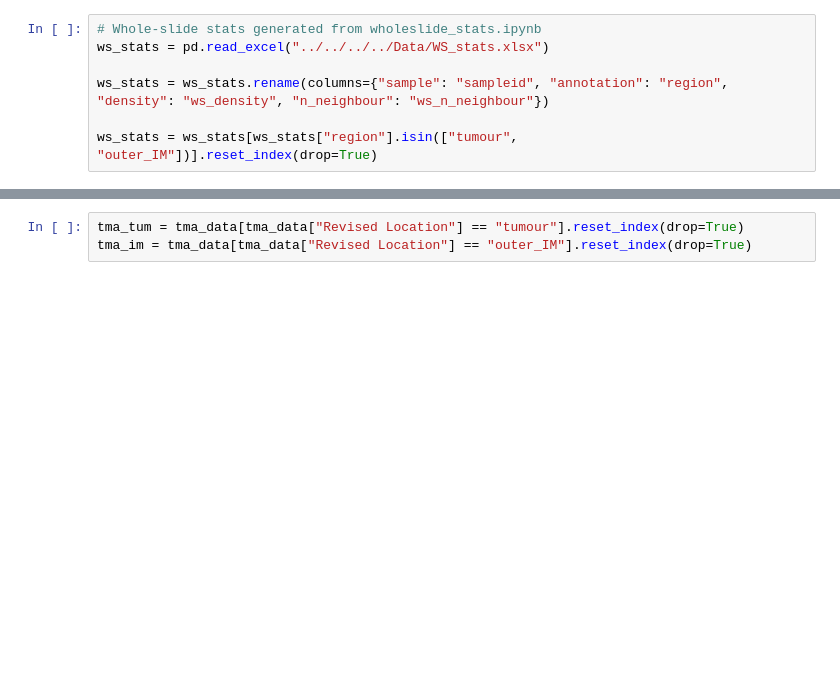
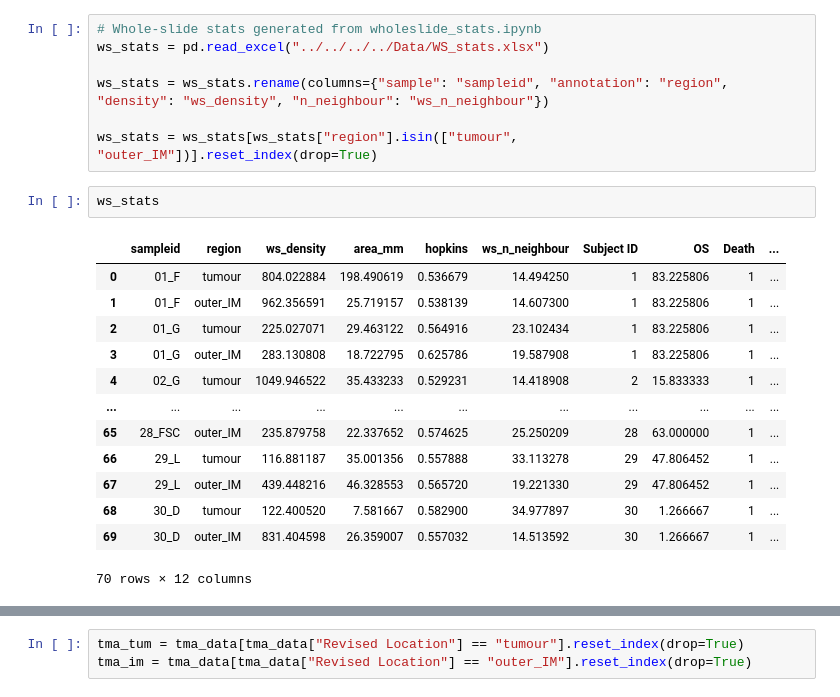
Before and after one commit to M-Fotheringham/Whole-Slide_vs_TMA_Sampling, a Jupyter notebook: src/SimuSamp/scripts/actual_TMA_vs_WS.ipynb, the cells around one changed output, grey strips where cells are left out. Cells and saved outputs as stored; diff of their text form; blank space fills up the shorter version.

```diff
--- a/src/SimuSamp/scripts/actual_TMA_vs_WS.ipynb
+++ b/src/SimuSamp/scripts/actual_TMA_vs_WS.ipynb
@@ -24,6 +24,22 @@ ws_stats = pd.read_excel("../../../../Data/WS_stats.xlsx")
 ws_stats = ws_stats.rename(columns={"sample": "sampleid", "annotation": "region", "density": "ws_density", "n_neighbour": "ws_n_neighbour"})
 
 ws_stats = ws_stats[ws_stats["region"].isin(["tumour", "outer_IM"])].reset_index(drop=True)
+# %%
+ws_stats
+# %% [output]
+|  | sampleid | region | ws_density | area_mm | hopkins | ws_n_neighbour | Subject ID | OS | Death | ... |
+| 0 | 01_F | tumour | 804.022884 | 198.490619 | 0.536679 | 14.494250 | 1 | 83.225806 | 1 | ... |
+| 1 | 01_F | outer_IM | 962.356591 | 25.719157 | 0.538139 | 14.607300 | 1 | 83.225806 | 1 | ... |
+| 2 | 01_G | tumour | 225.027071 | 29.463122 | 0.564916 | 23.102434 | 1 | 83.225806 | 1 | ... |
+| 3 | 01_G | outer_IM | 283.130808 | 18.722795 | 0.625786 | 19.587908 | 1 | 83.225806 | 1 | ... |
+| 4 | 02_G | tumour | 1049.946522 | 35.433233 | 0.529231 | 14.418908 | 2 | 15.833333 | 1 | ... |
+| ... | ... | ... | ... | ... | ... | ... | ... | ... | ... | ... |
+| 65 | 28_FSC | outer_IM | 235.879758 | 22.337652 | 0.574625 | 25.250209 | 28 | 63.000000 | 1 | ... |
+| 66 | 29_L | tumour | 116.881187 | 35.001356 | 0.557888 | 33.113278 | 29 | 47.806452 | 1 | ... |
+| 67 | 29_L | outer_IM | 439.448216 | 46.328553 | 0.565720 | 19.221330 | 29 | 47.806452 | 1 | ... |
+| 68 | 30_D | tumour | 122.400520 | 7.581667 | 0.582900 | 34.977897 | 30 | 1.266667 | 1 | ... |
+| 69 | 30_D | outer_IM | 831.404598 | 26.359007 | 0.557032 | 14.513592 | 30 | 1.266667 | 1 | ... |
+70 rows × 12 columns
 # %%
 # Requisite files available in Figshare
 # https://doi.org/10.6084/m9.figshare.28991807.v2
```
Also changed, not shown: parts of 63 cells of this notebook, 3 other files.
